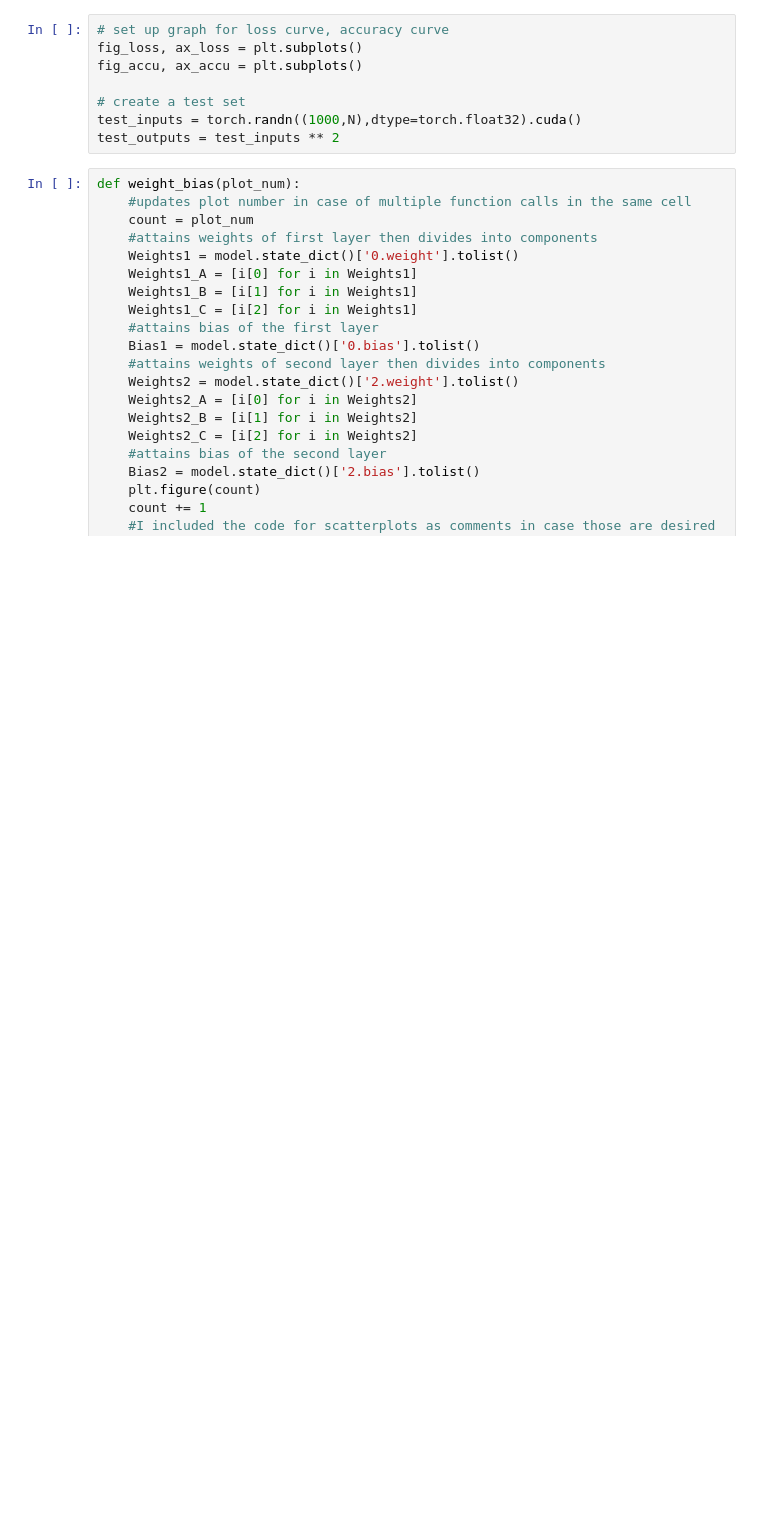
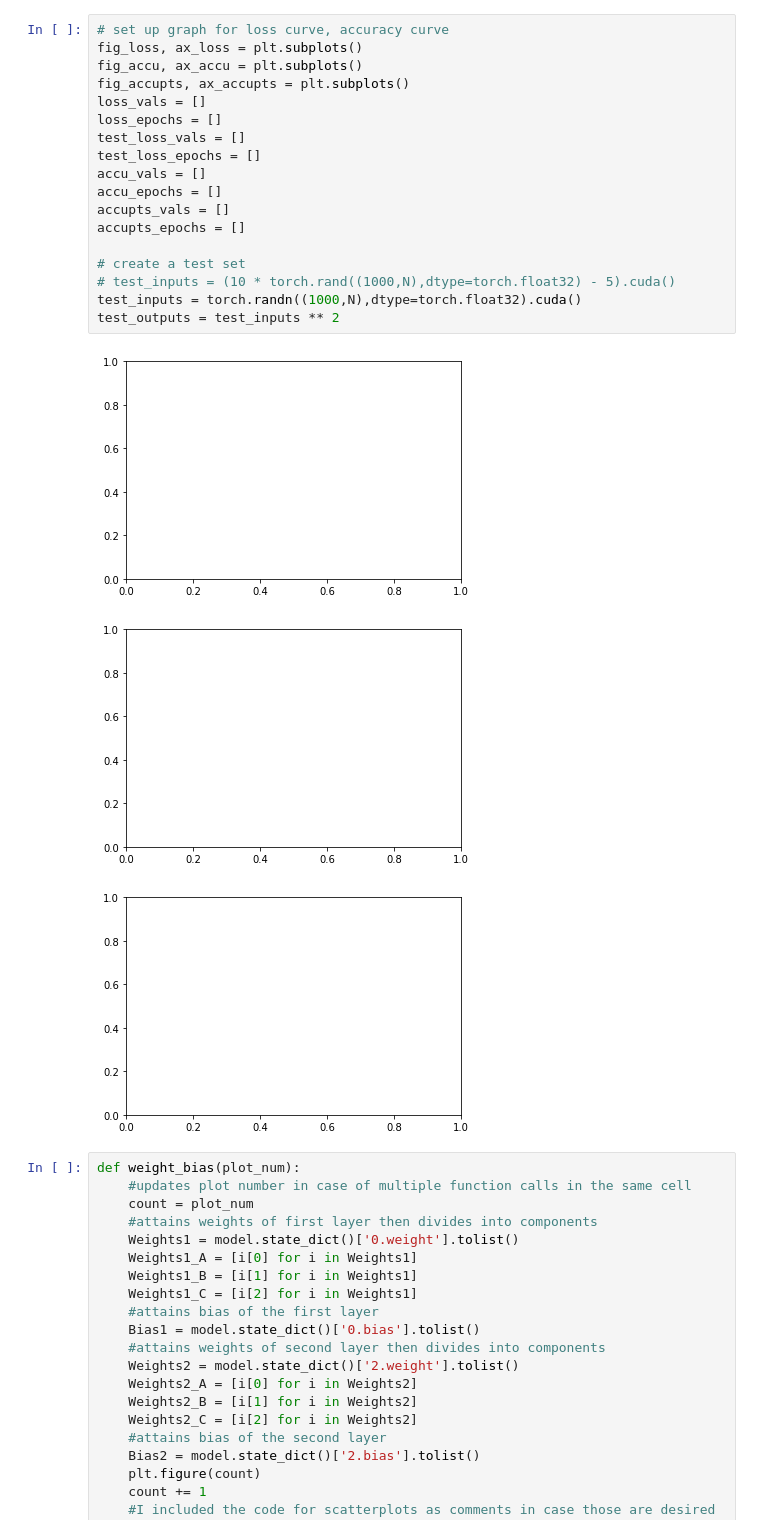
Before and after one commit to NDCMS/NDParticleML, a Jupyter notebook: Learning_x^2/Learn_x^2.ipynb, the cells around one changed output. Cells and saved outputs as stored; diff of their text form; blank space fills up the shorter version.

```diff
--- a/Learning_x^2/Learn_x^2.ipynb
+++ b/Learning_x^2/Learn_x^2.ipynb
@@ -16,11 +22,25 @@ outputs[0]
 # %%
 # set up graph for loss curve, accuracy curve
 fig_loss, ax_loss = plt.subplots()
 fig_accu, ax_accu = plt.subplots()
+fig_accupts, ax_accupts = plt.subplots()
+loss_vals = []
+loss_epochs = []
+test_loss_vals = []
+test_loss_epochs = []
+accu_vals = []
+accu_epochs = []
+accupts_vals = []
+accupts_epochs = []
 
 # create a test set
+# test_inputs = (10 * torch.rand((1000,N),dtype=torch.float32) - 5).cuda()
 test_inputs = torch.randn((1000,N),dtype=torch.float32).cuda()
 test_outputs = test_inputs ** 2
+# %% [output]
+[figure, added]
+[figure, added]
+[figure, added]
 # %%
 def weight_bias(plot_num):
     #updates plot number in case of multiple function calls in the same cell
```
Also changed, not shown: parts of 12 cells of this notebook.
